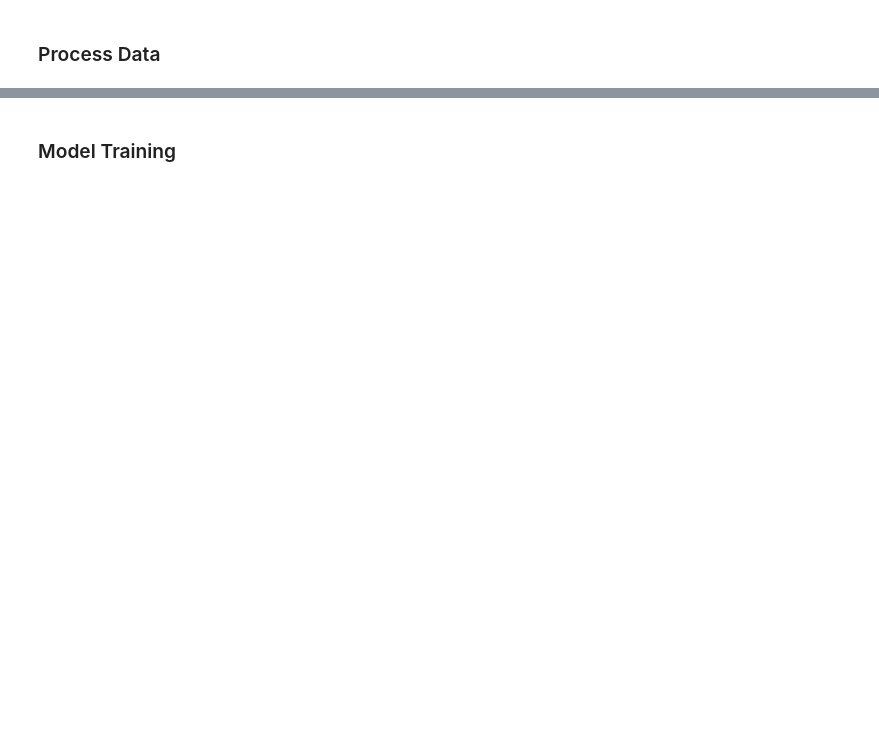
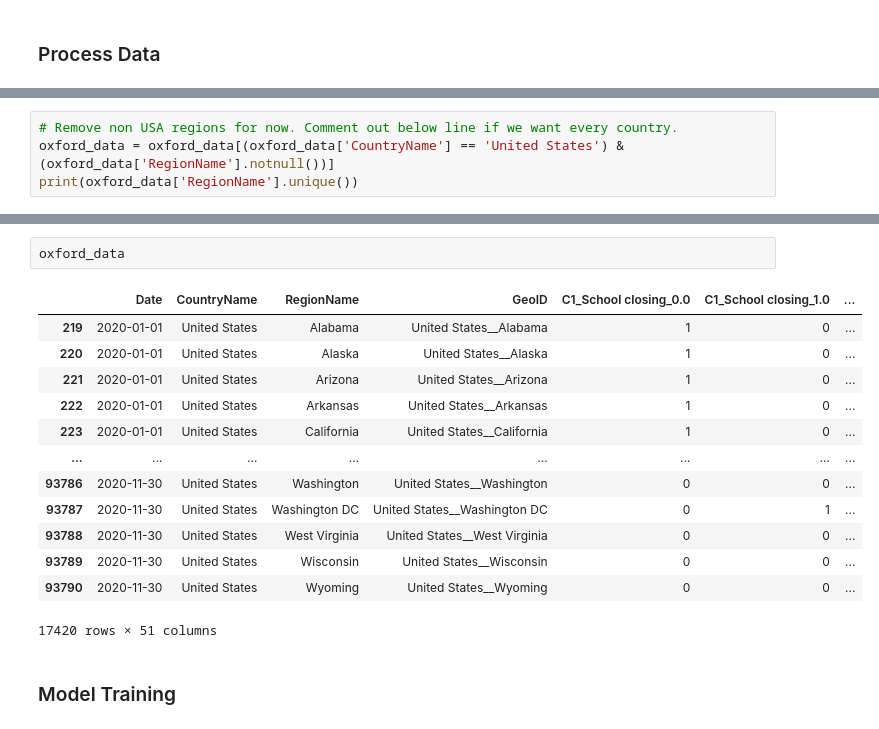
Before and after one commit to katherinesing/usc-xprize-covid, a Jupyter notebook: covid-xprize/covid_xprize/examples/predictors/linear_reg/lin-reg.ipynb, the cells around one changed output, grey strips where cells are left out. Cells and saved outputs as stored; diff of their text form; blank space fills up the shorter version.

```diff
--- a/covid-xprize/covid_xprize/examples/predictors/linear_reg/lin-reg.ipynb
+++ b/covid-xprize/covid_xprize/examples/predictors/linear_reg/lin-reg.ipynb
@@ -97,0 +304,4 @@ df
+# %%
+# Remove non USA regions for now. Comment out below line if we want every country.
+oxford_data = oxford_data[(oxford_data['CountryName'] == 'United States') & (oxford_data['RegionName'].notnull())]
+print(oxford_data['RegionName'].unique())
@@ -98,3 +318,19 @@ df
+# %%
+oxford_data
+# %% [output]
+|  | Date | CountryName | RegionName | GeoID | C1_School closing_0.0 | C1_School closing_1.0 | ... |
+| 219 | 2020-01-01 | United States | Alabama | United States__Alabama | 1 | 0 | ... |
+| 220 | 2020-01-01 | United States | Alaska | United States__Alaska | 1 | 0 | ... |
+| 221 | 2020-01-01 | United States | Arizona | United States__Arizona | 1 | 0 | ... |
+| 222 | 2020-01-01 | United States | Arkansas | United States__Arkansas | 1 | 0 | ... |
+| 223 | 2020-01-01 | United States | California | United States__California | 1 | 0 | ... |
+| ... | ... | ... | ... | ... | ... | ... | ... |
+| 93786 | 2020-11-30 | United States | Washington | United States__Washington | 0 | 0 | ... |
+| 93787 | 2020-11-30 | United States | Washington DC | United States__Washington DC | 0 | 1 | ... |
+| 93788 | 2020-11-30 | United States | West Virginia | United States__West Virginia | 0 | 0 | ... |
+| 93789 | 2020-11-30 | United States | Wisconsin | United States__Wisconsin | 0 | 0 | ... |
+| 93790 | 2020-11-30 | United States | Wyoming | United States__Wyoming | 0 | 0 | ... |
+17420 rows × 51 columns
 # %% [markdown]
 ### Model Training
 # %%
```
Also changed, not shown: parts of 52 cells of this notebook, 2 other files.
